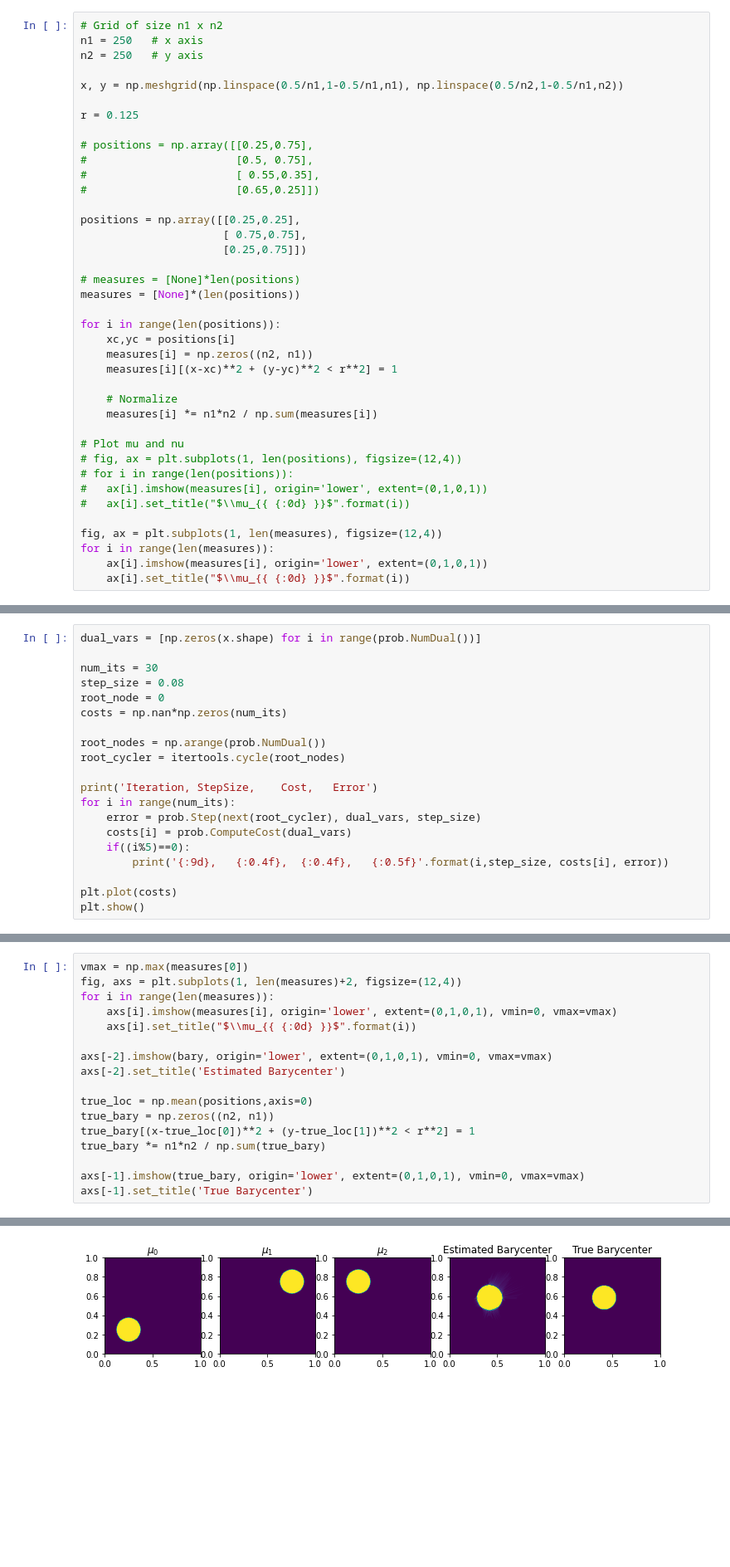
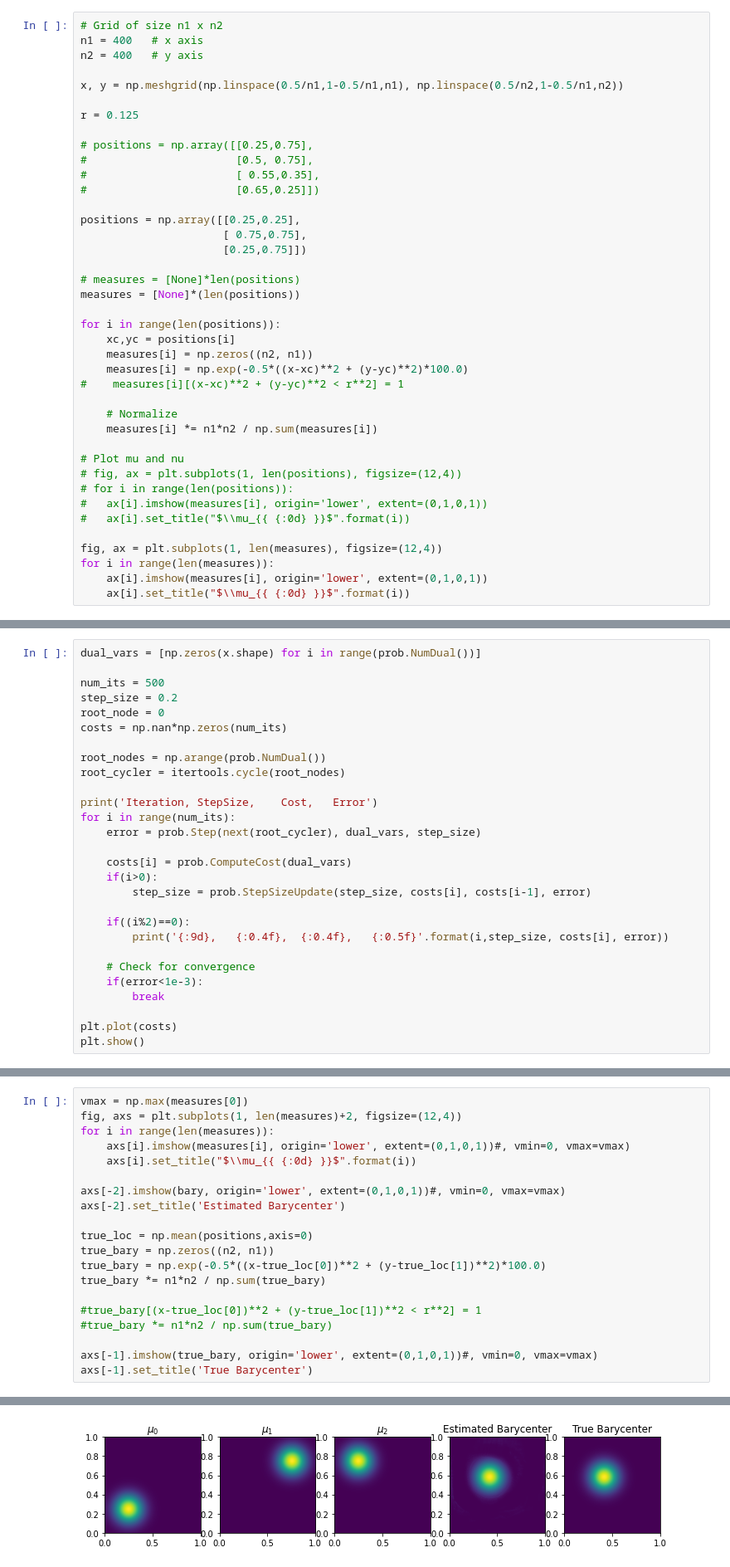
Before and after one commit to simda-muri/mmot, a Jupyter notebook: examples/Barycenter.ipynb, the cells around one changed output, grey strips where cells are left out. Shown at 83% size. Drawn from its saved outputs; the diff is of its cells as text; blank space fills up the shorter version.

```diff
--- a/examples/Barycenter.ipynb
+++ b/examples/Barycenter.ipynb
@@ -6,8 +6,8 @@ import matplotlib.pyplot as plt
 import itertools
 # %%
 # Grid of size n1 x n2
-n1 = 250   # x axis
-n2 = 250   # y axis
+n1 = 400   # x axis
+n2 = 400   # y axis
 
 x, y = np.meshgrid(np.linspace(0.5/n1,1-0.5/n1,n1), np.linspace(0.5/n2,1-0.5/n1,n2))
 
@@ -28,7 +28,8 @@ measures = [None]*(len(positions))
 for i in range(len(positions)):
     xc,yc = positions[i]
     measures[i] = np.zeros((n2, n1))
-    measures[i][(x-xc)**2 + (y-yc)**2 < r**2] = 1
+    measures[i] = np.exp(-0.5*((x-xc)**2 + (y-yc)**2)*100.0)
+#    measures[i][(x-xc)**2 + (y-yc)**2 < r**2] = 1
 
     # Normalize
     measures[i] *= n1*n2 / np.sum(measures[i])
@@ -61,8 +62,8 @@ prob.Visualize('original', filename='CostGraph.svg')
 # %%
 dual_vars = [np.zeros(x.shape) for i in range(prob.NumDual())]
 
-num_its = 30
-step_size = 0.08
+num_its = 500
+step_size = 0.2
 root_node = 0
 costs = np.nan*np.zeros(num_its)
 
@@ -72,9 +73,17 @@ root_cycler = itertools.cycle(root_nodes)
 print('Iteration, StepSize,    Cost,   Error')
 for i in range(num_its):
     error = prob.Step(next(root_cycler), dual_vars, step_size)
+
     costs[i] = prob.ComputeCost(dual_vars)
-    if((i%5)==0):
+    if(i>0):
+        step_size = prob.StepSizeUpdate(step_size, costs[i], costs[i-1], error)
+
+    if((i%2)==0):
         print('{:9d},   {:0.4f},  {:0.4f},   {:0.5f}'.format(i,step_size, costs[i], error))
+
+    # Check for convergence
+    if(error<1e-3):
+        break
 
 plt.plot(costs)
 plt.show()
@@ -93,20 +115,23 @@ bary = prob.Barycenter(dual_vars, weights)
 # %%
 vmax = np.max(measures[0])
 fig, axs = plt.subplots(1, len(measures)+2, figsize=(12,4))
 for i in range(len(measures)):
-    axs[i].imshow(measures[i], origin='lower', extent=(0,1,0,1), vmin=0, vmax=vmax)
+    axs[i].imshow(measures[i], origin='lower', extent=(0,1,0,1))#, vmin=0, vmax=vmax)
     axs[i].set_title("$\\mu_{{ {:0d} }}$".format(i))
 
-axs[-2].imshow(bary, origin='lower', extent=(0,1,0,1), vmin=0, vmax=vmax)
+axs[-2].imshow(bary, origin='lower', extent=(0,1,0,1))#, vmin=0, vmax=vmax)
 axs[-2].set_title('Estimated Barycenter')
 
 true_loc = np.mean(positions,axis=0)
 true_bary = np.zeros((n2, n1))
-true_bary[(x-true_loc[0])**2 + (y-true_loc[1])**2 < r**2] = 1
+true_bary = np.exp(-0.5*((x-true_loc[0])**2 + (y-true_loc[1])**2)*100.0)
 true_bary *= n1*n2 / np.sum(true_bary)
 
-axs[-1].imshow(true_bary, origin='lower', extent=(0,1,0,1), vmin=0, vmax=vmax)
+#true_bary[(x-true_loc[0])**2 + (y-true_loc[1])**2 < r**2] = 1
+#true_bary *= n1*n2 / np.sum(true_bary)
+
+axs[-1].imshow(true_bary, origin='lower', extent=(0,1,0,1))#, vmin=0, vmax=vmax)
 axs[-1].set_title('True Barycenter')
 # %% [output]
 Text(0.5, 1.0, 'True Barycenter')
-[figure, old version]
+[figure, new version]
```
Also changed, not shown: parts of 4 cells of this notebook, 2 other files.
